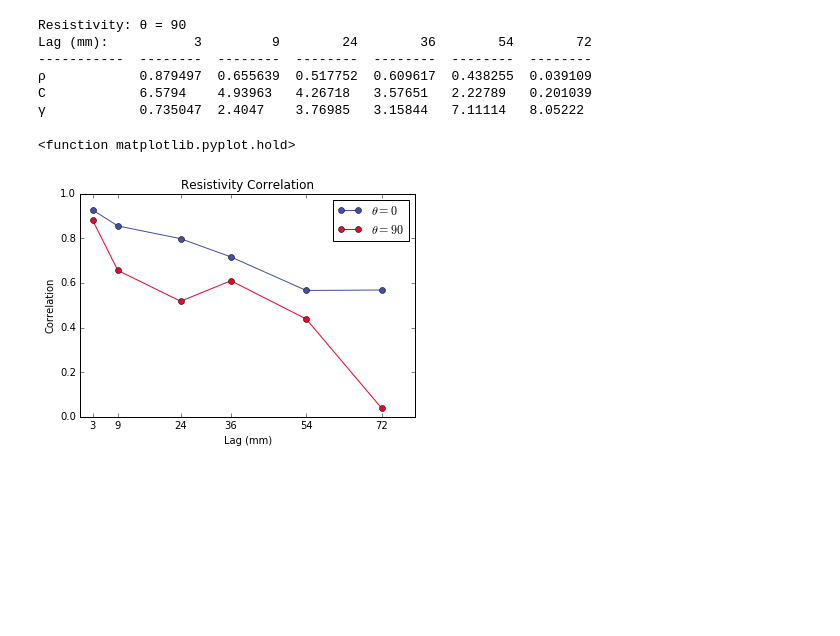
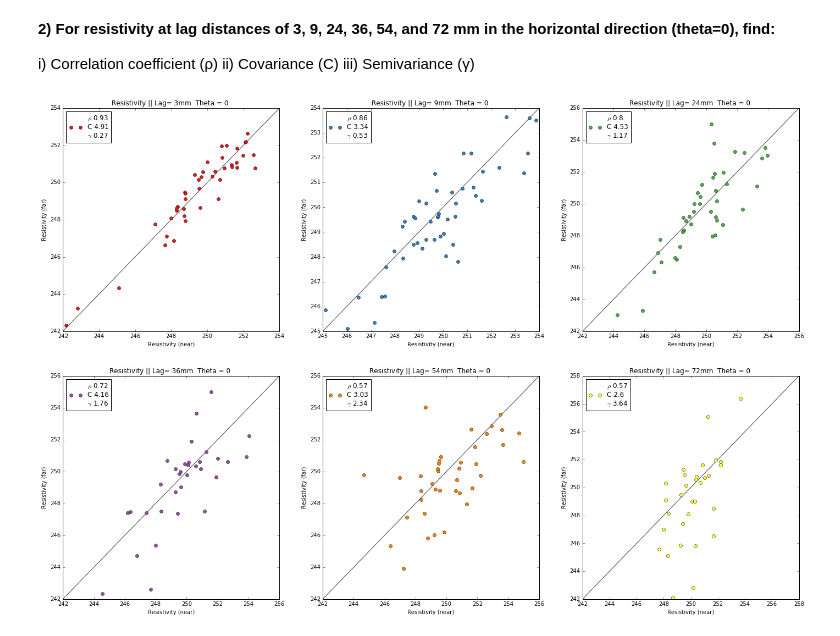
Before and after one commit to aschwa/geostats, a Jupyter notebook: hw2/HW2.ipynb, the cells around one changed output. Cells and saved outputs as stored; diff of their text form; code cells hidden in the pictures; blank space fills up the shorter version.

```diff
--- a/hw2/HW2.ipynb
+++ b/hw2/HW2.ipynb
@@ -85,6 +113,0 @@ def lag_vectors(data, x_loc, y_loc, theta, lag):
-# %%
-def semivariance(near, far):
-    s = 0
-    for i, near_i in enumerate(near):
-        s += (1.0*near[i]-far[i])**2 # sum the distance squared of near and far points
-    return s / 2.0 * (1.0 / len(near)) # 1/2 * 1/N * summation
@@ -119,42 +114,32 @@ C            4.90795   3.34456   4.53435   4.16416   3.02977   2.60269
-# %%
-#For resistivity at lag distances of 3, 9, 24, 36, 54, and 72 mm
-#in the vertical direction (theta=0), find:
-lags = [3,9,24,36,54,72]
-theta = 90
-print "Resistivity:", u'\u03B8', "=", theta
-corr = [u'\u03C1'] #Rho for Pearson's Correlation
-cv = ['C'] #Covariance
-sv = [u'\u03B3'] #Gamma Character for Semivariance
-for lag in lags:
-    near, far = lag_vectors(burea['res'].tolist(), burea['x'].tolist(), burea['y'].tolist(),theta,lag)
-    this_cov = covariance(near, far) # Calculate Covariance between the near and far values
-    cv.append(covariance(near,far)) # Save
-    sv.append(semivariance(near,far)) #add as semi varaince
-    corr.append(pearsonr(near,far)) # add correlation
-lags.insert(0,"Lag (mm):")
-print tabulate([corr,cv,sv], lags, tablefmt="simple")
-
-vertical_corr = corr[1:]
-vertical_cov = cv[1:]
-vertical_semi = sv[1:]
-# %% [output]
-Resistivity: θ = 90
-Lag (mm):           3         9        24        36        54        72
------------  --------  --------  --------  --------  --------  --------
-ρ            0.879497  0.655639  0.517752  0.609617  0.438255  0.039109
-C            6.5794    4.93963   4.26718   3.57651   2.22789   0.201039
-γ            0.735047  2.4047    3.76985   3.15844   7.11114   8.05222
-# %%
-fig = plt.figure()
-ax = fig.add_subplot(111)
-ax.plot(lags[1:], horizontal_corr,"o-", color=niceblu, label=r'$\theta = 0$')
-ax.plot(lags[1:], vertical_corr,"o-", color=nicered, label=r'$\theta = 90$')
-plt.xticks(lags[1:])
-plt.legend()
-ax.set_xlabel("Lag (mm)")
-ax.set_ylabel("Correlation")
-ax.set_title("Resistivity Correlation", fontsize=12)
-plt.hold
-# %% [output]
-<function matplotlib.pyplot.hold>
-[figure, removed]
+# %% [markdown]
+**2) For resistivity at lag distances of 3, 9, 24, 36, 54, and 72 mm in the horizontal direction (theta=0), find:**
+
+i) Correlation coefficient (ρ) ii) Covariance (C)
+iii) Semivariance (γ)
+# %%
+lags = [3,9,24,36,54,72]  # lags in a vector
+hcorr = []; hsemi = []
+theta = 0
+nrows = int(np.ceil(len(lags) / 3))
+fig, axs = plt.subplots(nrows, 3, figsize=(24,16))
+i = 0
+corr = r'$\rho$'; cv = 'C'; sv = '$\gamma$'
+for ax, lag in zip(axs.flat, lags):
+    near, far = lag_vectors(burea['res'].tolist(), burea['x'].tolist(), burea['y'].tolist(),theta,lag)
+    this_corr = pearsonr(near,far); hcorr.append(this_corr)
+    this_cov = covariance(near,far)
+    this_semi = semivariance(near,far); hsemi.append(this_semi)
+    l = '{} {}\n{} {}\n{} {}'.format(corr,np.round(this_corr,2),cv,np.round(this_cov,2),
+                                    sv,np.round(this_semi,2))
+    ax.plot(near, far, 'o', color=colors[i], label = l)
+    lims = [ np.min([ax.get_xlim(), ax.get_ylim()]),  # min of both axes
+            np.max([ax.get_xlim(), ax.get_ylim()])]  # max of both axes
+    ax.plot(lims, lims, 'k-', alpha=0.75, zorder=0)
+    ax.legend(loc=2)
+    ax.set_xlabel("Resistivity (near)")
+    ax.set_ylabel("Resistivity (far)")
+    title = 'Resistivity || Lag= {}mm  Theta = {} '.format(lag, theta)
+    ax.set_title(title, fontsize=12)
+    i+=1
+# %% [output]
+[figure, added]
```
Also changed, not shown: parts of 15 cells of this notebook, 1 other file.
